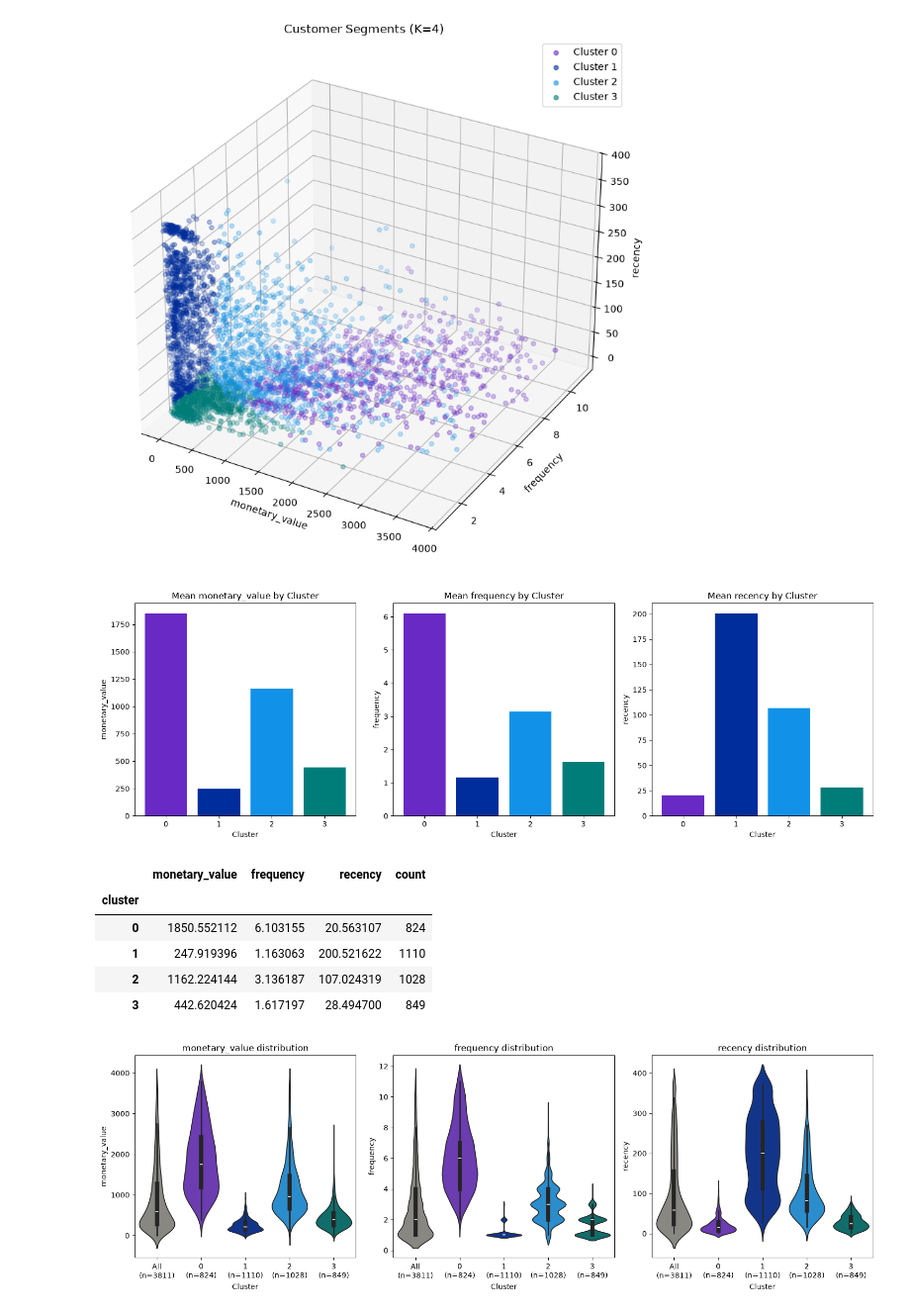
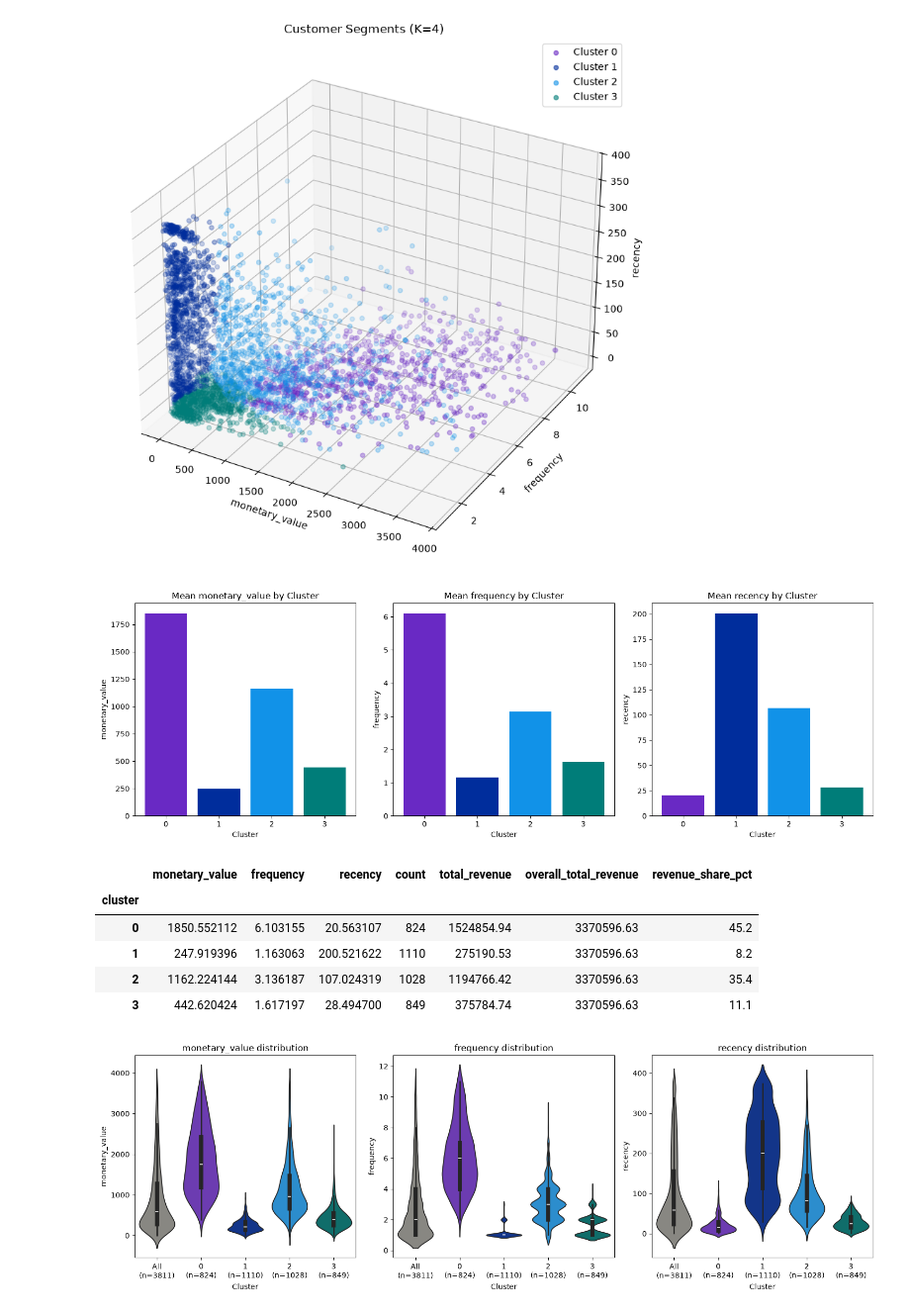
Before and after one commit to Avneesh-b7/product_analytics, a Jupyter notebook: k-means clustering/kmeans_clustering.ipynb, the cells around one changed output. Shown at 99% size. Saved outputs shown, nothing was run; the diff lists cells and outputs as text; code cells hidden in the pictures.

```diff
--- a/k-means clustering/kmeans_clustering.ipynb
+++ b/k-means clustering/kmeans_clustering.ipynb
@@ -905,29 +905,36 @@ plt.show()
 # %%
 cluster_colors = ['#6929c4', '#002d9c', '#1192e8', '#007d79']
 
 cluster_profile = customer_df.groupby('cluster')[['monetary_value', 'frequency', 'recency']].mean()
 cluster_profile['count'] = customer_df['cluster'].value_counts()
+
+revenue_by_cluster = customer_df.groupby('cluster')['monetary_value'].sum()
+total_revenue = revenue_by_cluster.sum()
+
+cluster_profile['total_revenue'] = revenue_by_cluster
+cluster_profile['overall_total_revenue'] = total_revenue
+cluster_profile['revenue_share_pct'] = (cluster_profile['total_revenue'] / cluster_profile['overall_total_revenue'] * 100).round(1)
 
 fig, axes = plt.subplots(1, 3, figsize=(15, 5))
 
 for i, col in enumerate(['monetary_value', 'frequency', 'recency']):
     axes[i].bar(cluster_profile.index.astype(str), cluster_profile[col], color=cluster_colors)
     axes[i].set_xlabel('Cluster')
     axes[i].set_ylabel(col)
     axes[i].set_title(f'Mean {col} by Cluster')
 
 plt.tight_layout()
 plt.show()
 
 cluster_profile
 # %% [output]
 [figure]
-|  | monetary_value | frequency | recency | count |
-| cluster |  |  |  |  |
-| 0 | 1850.552112 | 6.103155 | 20.563107 | 824 |
-| 1 | 247.919396 | 1.163063 | 200.521622 | 1110 |
-| 2 | 1162.224144 | 3.136187 | 107.024319 | 1028 |
-| 3 | 442.620424 | 1.617197 | 28.494700 | 849 |
+|  | monetary_value | frequency | recency | count | total_revenue | overall_total_revenue | revenue_share_pct |
+| cluster |  |  |  |  |  |  |  |
+| 0 | 1850.552112 | 6.103155 | 20.563107 | 824 | 1524854.94 | 3370596.63 | 45.2 |
+| 1 | 247.919396 | 1.163063 | 200.521622 | 1110 | 275190.53 | 3370596.63 | 8.2 |
+| 2 | 1162.224144 | 3.136187 | 107.024319 | 1028 | 1194766.42 | 3370596.63 | 35.4 |
+| 3 | 442.620424 | 1.617197 | 28.494700 | 849 | 375784.74 | 3370596.63 | 11.1 |
 # %%
 cluster_colors = ['#6929c4', '#002d9c', '#1192e8', '#007d79']
 benchmark_color = '#898781'
```
Also changed, not shown: parts of 2 cells of this notebook, 4 other files.
